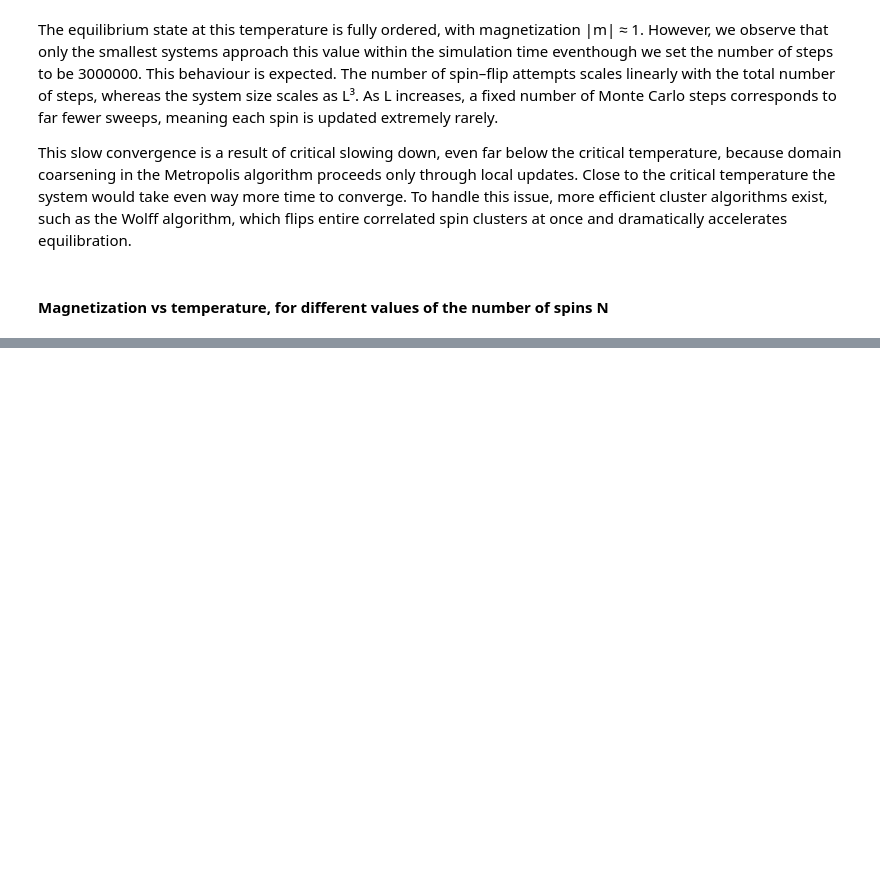
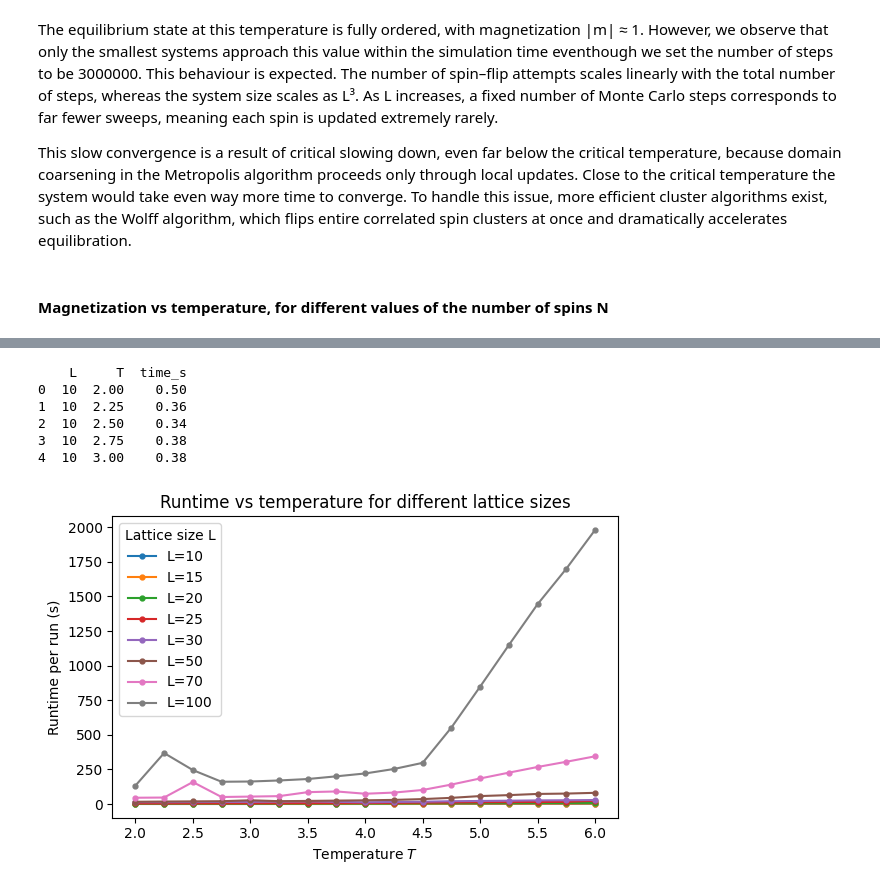
Before and after one commit to BCRLeo/3D-Ising-Model, a Jupyter notebook: Ising3DModel.ipynb, the cells around one changed output, grey strips where cells are left out. Saved outputs shown, nothing was run; the diff lists cells and outputs as text; code cells hidden in the pictures; blank space fills up the shorter version.

```diff
--- a/Ising3DModel.ipynb
+++ b/Ising3DModel.ipynb
@@ -517,0 +879,47 @@ dramatically accelerates equilibration.
+# %%
+import re
+import pandas as pd
+import matplotlib.pyplot as plt
+
+
+rows = []
+with open("times.txt") as f:
+    lines = [line.strip() for line in f if line.strip()]
+
+for i in range(0, len(lines), 2):
+    run_line  = lines[i]
+    time_line = lines[i+1]
+
+    m_run  = re.search(r"L\s*=\s*(\d+),\s*T\s*=\s*([0-9.]+)", run_line)
+    m_time = re.search(r"Time taken:\s*([0-9.]+)", time_line)
+
+    L   = int(m_run.group(1))
+    T   = float(m_run.group(2))
+    t_s = float(m_time.group(1))
+
+    rows.append({"L": L, "T": T, "time_s": t_s})
+
+df_time = pd.DataFrame(rows)
+print(df_time.head())
+# %% [output]
+    L     T  time_s
+0  10  2.00    0.50
+1  10  2.25    0.36
+2  10  2.50    0.34
+3  10  2.75    0.38
+4  10  3.00    0.38
+# %%
+plt.figure(figsize=(6, 4))
+
+for L, dfL in df_time.groupby("L"):
+    dfL = dfL.sort_values("T")
+    plt.plot(dfL["T"], dfL["time_s"], marker="o", markersize=3.5, label=f"L={L}")
+
+plt.xlabel("Temperature $T$")
+plt.ylabel("Runtime per run (s)")
+plt.title("Runtime vs temperature for different lattice sizes")
+plt.legend(title="Lattice size L")
+plt.tight_layout()
+plt.show()
+# %% [output]
+[figure, added]
```
Also changed, not shown: parts of 13 cells of this notebook, 4 other files.
